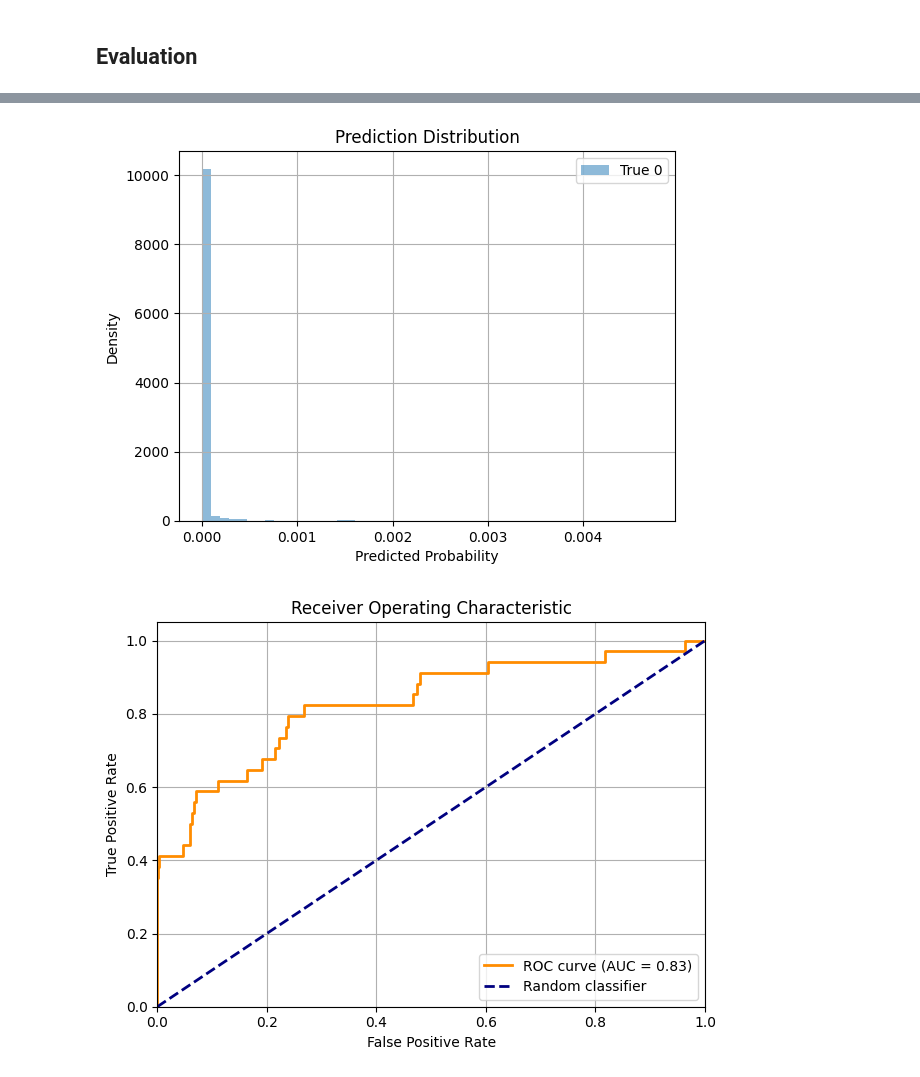
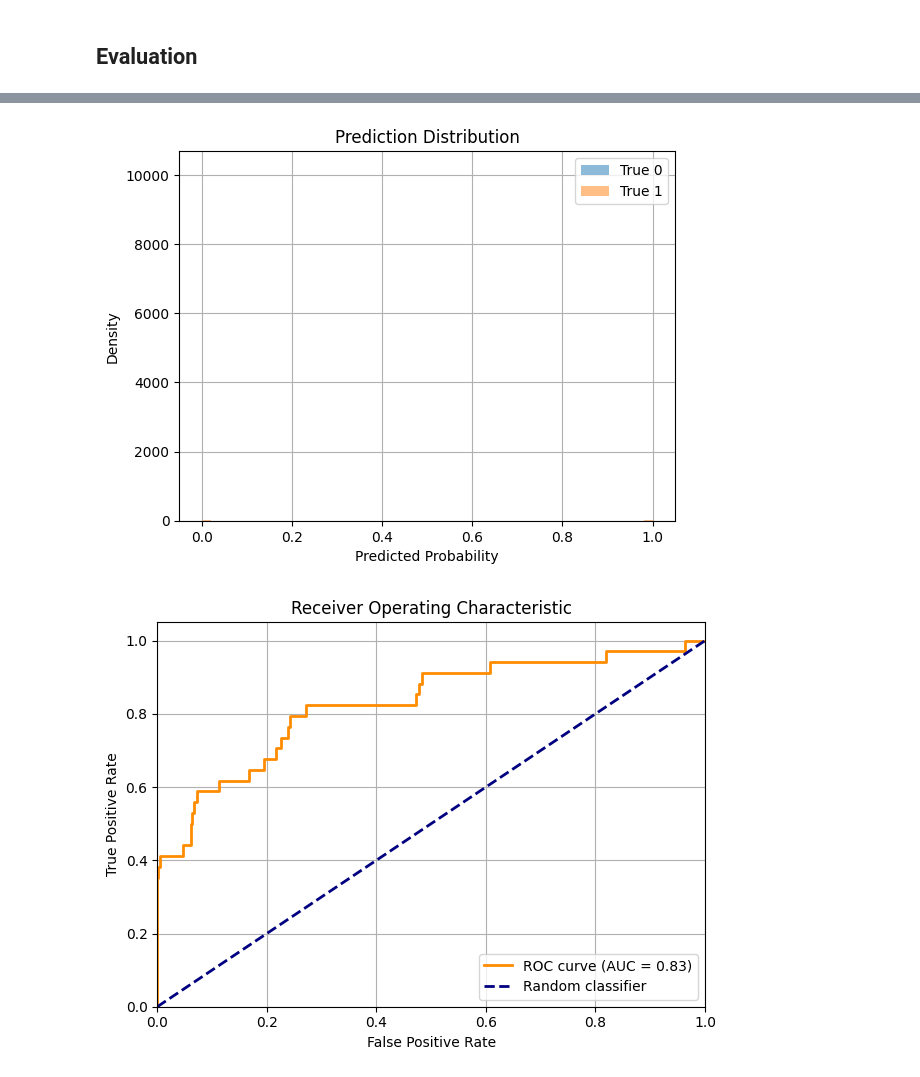
Before and after one commit to sfremy/astro_tools, a Jupyter notebook: prefold_automated.ipynb, the cells around one changed output, grey strips where cells are left out. Saved outputs shown, nothing was run; the diff lists cells and outputs as text; code cells hidden in the pictures.

```diff
--- a/prefold_automated.ipynb
+++ b/prefold_automated.ipynb
@@ -687,6 +466,4 @@ def wotan_detrend_chunks(t, f, gap_threshold=0.5, window_length=0.5, break_toler
 # %%
-# Known transit times
-
 # Kepler-413 - Found in paper, considered reliable & complete. Includes duration and depth.
 k413 = np.array([-4.3799, 62.3363, 125.0938, 188.34, 963.1529, 1026.1544, 1092.3978, 1156.2889, 1219.5674]) + 167 # BJD - 2455000
 
@@ -717,16 +494,16 @@ k1647 = np.array([-3.0018, 1104.9510, 1109.2612]) + 167 # BJD - 2455000
 # Dynamical model indicates 3 transits for Kepler-34 and 4 for Kepler-35, but this is neither confirmed nor complete.
 
 time_dict = {12351927: k413,
-             9632895: k453,
-             4862625: k64,
-             6504534: k1661,
-             6762829: k38,
+             9632895: k453, # Check secondary eclipse
+             4862625: k64, # Incomplete
+             6504534: k1661, #PROBLEM - Convolution
+             6762829: k38, # Incomplete
              10020423: k47,
-             5473556: k1647}
+             5473556: k1647} #PROBLEM - Convolution
 
 eb_df = pd.read_csv('keplerebs.villanova.edu', skiprows=7).drop_duplicates(subset=['#KIC'])
 
-kic = 10020423
+kic = 5473556
 
 t, f, ferr, p, t0_1 = download_lightcurve(kic)
 flux_corrected, flux_corrected_2 = mask_eclipses(t, p, f, t0_1, kind='linear')
@@ -845,7 +580,7 @@ true_pred = new_model.predict(tp_transformed)
 false_pred = new_model.predict(tn_transformed)
 
 plt.hist(false_pred, bins=50, alpha=0.5, label='True 0', density=True)
-# plt.hist(true_pred, bins=50, alpha=0.5, label='True 1', density=True)
+plt.hist(true_pred, bins=50, alpha=0.5, label='True 1', density=True)
 plt.xlabel('Predicted Probability')
 plt.ylabel('Density')
 plt.title('Prediction Distribution')
@@ -858,4 +593,4 @@ plt.show()
-[figure, old version]
+[figure, new version]
 # %%
 from sklearn.metrics import roc_curve, auc
 import matplotlib.pyplot as plt
```
Also changed, not shown: parts of 20 cells of this notebook.
